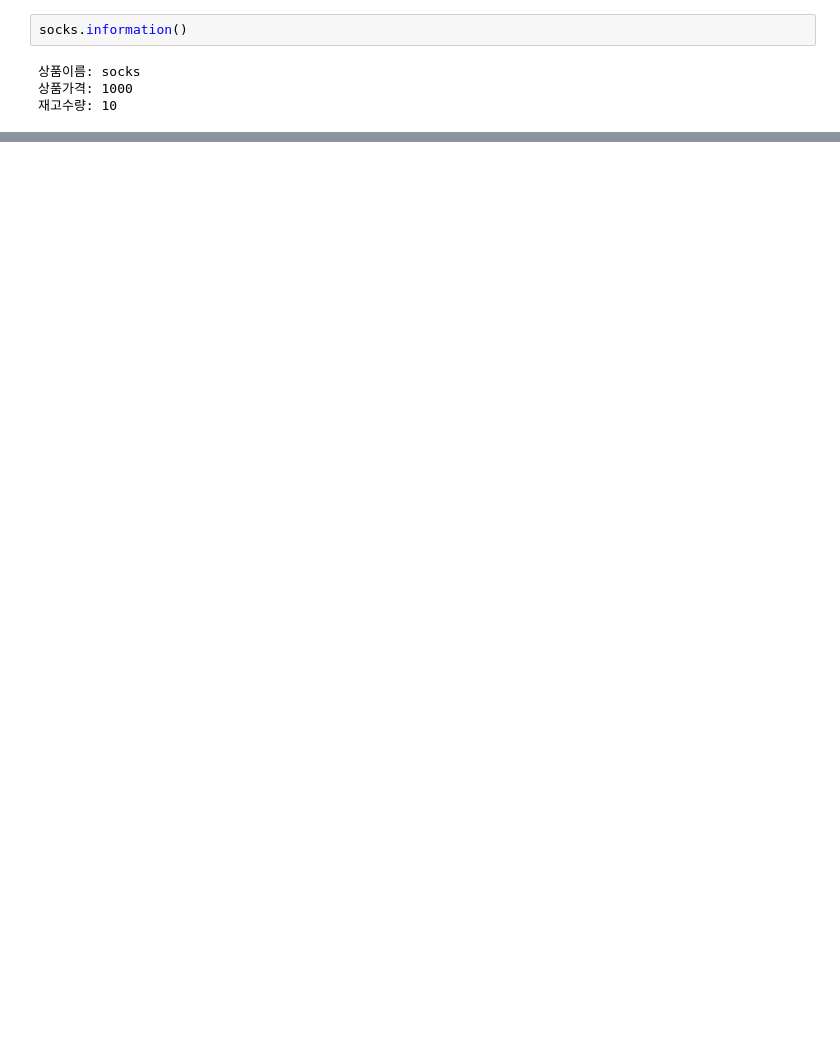
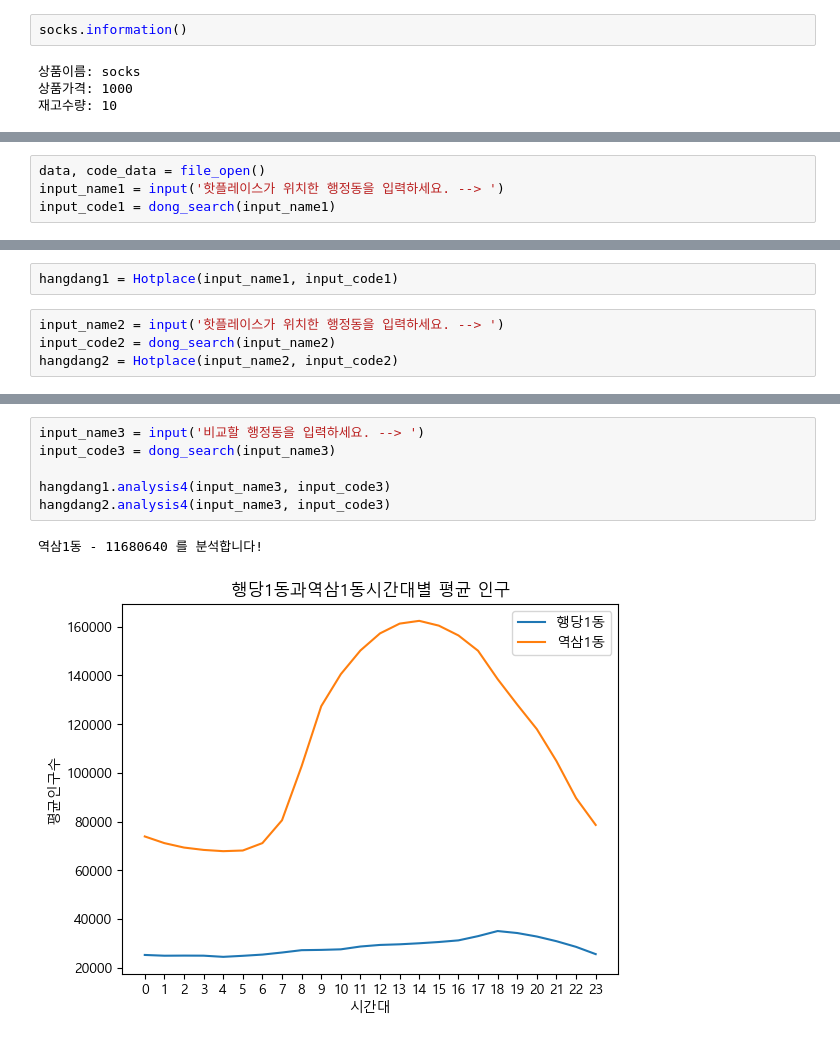
Before and after one commit to 4ix/lgi_python, a Jupyter notebook: part14_클래스와객체.ipynb, the cells around one changed output, grey strips where cells are left out. Saved outputs shown, nothing was run; the diff lists cells and outputs as text; blank space fills up the shorter version.

```diff
--- a/part14_클래스와객체.ipynb
+++ b/part14_클래스와객체.ipynb
@@ -106,0 +263,4 @@ socks.information()
+# %%
+data, code_data = file_open()
+input_name1 = input('핫플레이스가 위치한 행정동을 입력하세요. --> ')
+input_code1 = dong_search(input_name1)
@@ -106,0 +269,6 @@ socks.information()
+# %%
+hangdang1 = Hotplace(input_name1, input_code1)
+# %%
+input_name2 = input('핫플레이스가 위치한 행정동을 입력하세요. --> ')
+input_code2 = dong_search(input_name2)
+hangdang2 = Hotplace(input_name2, input_code2)
@@ -106,0 +295,9 @@ socks.information()
+# %%
+input_name3 = input('비교할 행정동을 입력하세요. --> ')
+input_code3 = dong_search(input_name3)
+
+hangdang1.analysis4(input_name3, input_code3)
+hangdang2.analysis4(input_name3, input_code3)
+# %% [output]
+역삼1동 - 11680640 를 분석합니다!
+[figure, added]
```
Also changed, not shown: parts of 20 cells of this notebook.
